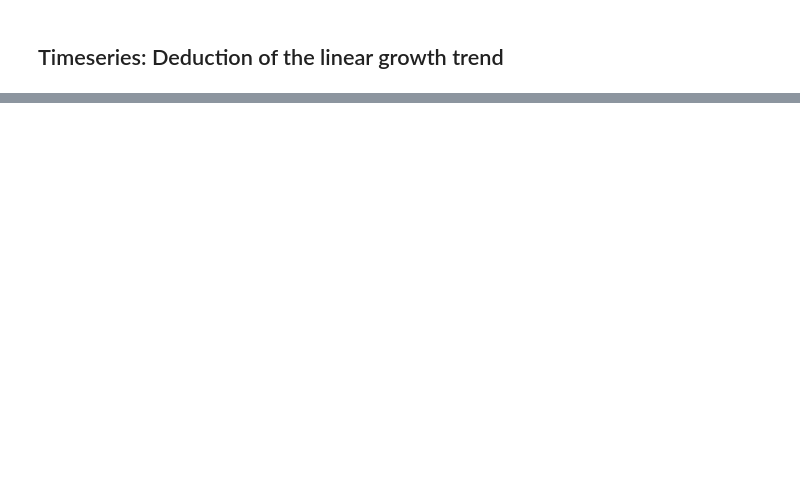
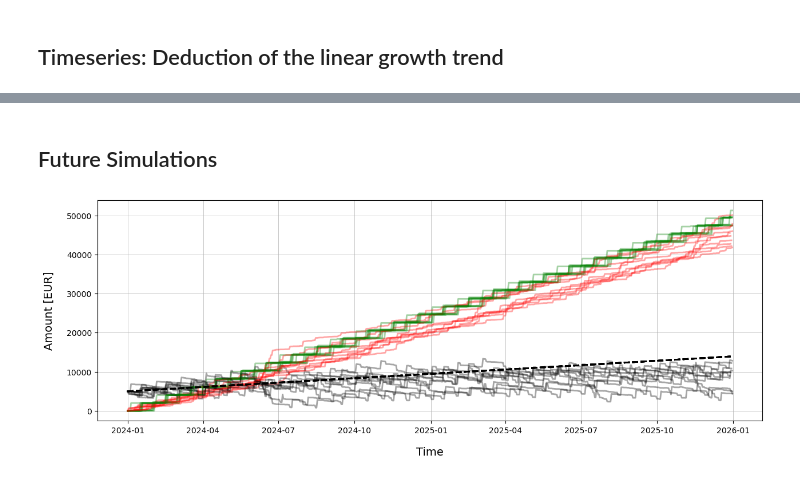
Before and after one commit to MatteoZambra/mga, a Jupyter notebook: demo.ipynb, the cells around one changed output, grey strips where cells are left out. Saved outputs shown, nothing was run; the diff lists cells and outputs as text; code cells hidden in the pictures; blank space fills up the shorter version.

Commit message:
Finished with simulation - added to notebook

```diff
--- a/demo.ipynb
+++ b/demo.ipynb
@@ -47,0 +59,28 @@ if plots_backend == "plotly":
+# %% [markdown]
+## Future Simulations
+# %%
+# Extrapolate the spending patterns of the selected year
+spending_patterns = SpendingPatterns(cfg)
+spending_patterns.fit()
+
+# Perform and ahead-in-time simulation
+simulated_inout = spending_patterns.simulate_yearly_expenses(rules = cfg.SIMULATION_COLUMNS_CONSTANTS)
+# %%
+# Instantiate Timeseries classes to host source simulated data
+simulated_inout_timeseries = []
+for inout in simulated_inout:
+    _timeseries = Timeseries(cfg)
+    _timeseries.setup(inout)
+    simulated_inout_timeseries.append(_timeseries.inout_sheet)
+
+# Plot the simulation runs
+fig_simulations = Plots.plot_simulation_runs(
+    simulated_inout_timeseries,
+    trendline_params = timeseries.estimated_lm_params,
+    plot_trend_line = True
+)
+
+if plots_backend == "plotly":
+    fig_simulations.show()
+# %% [output]
+[figure, added]
```
Also changed, not shown: parts of 6 cells of this notebook, 1 other file.
